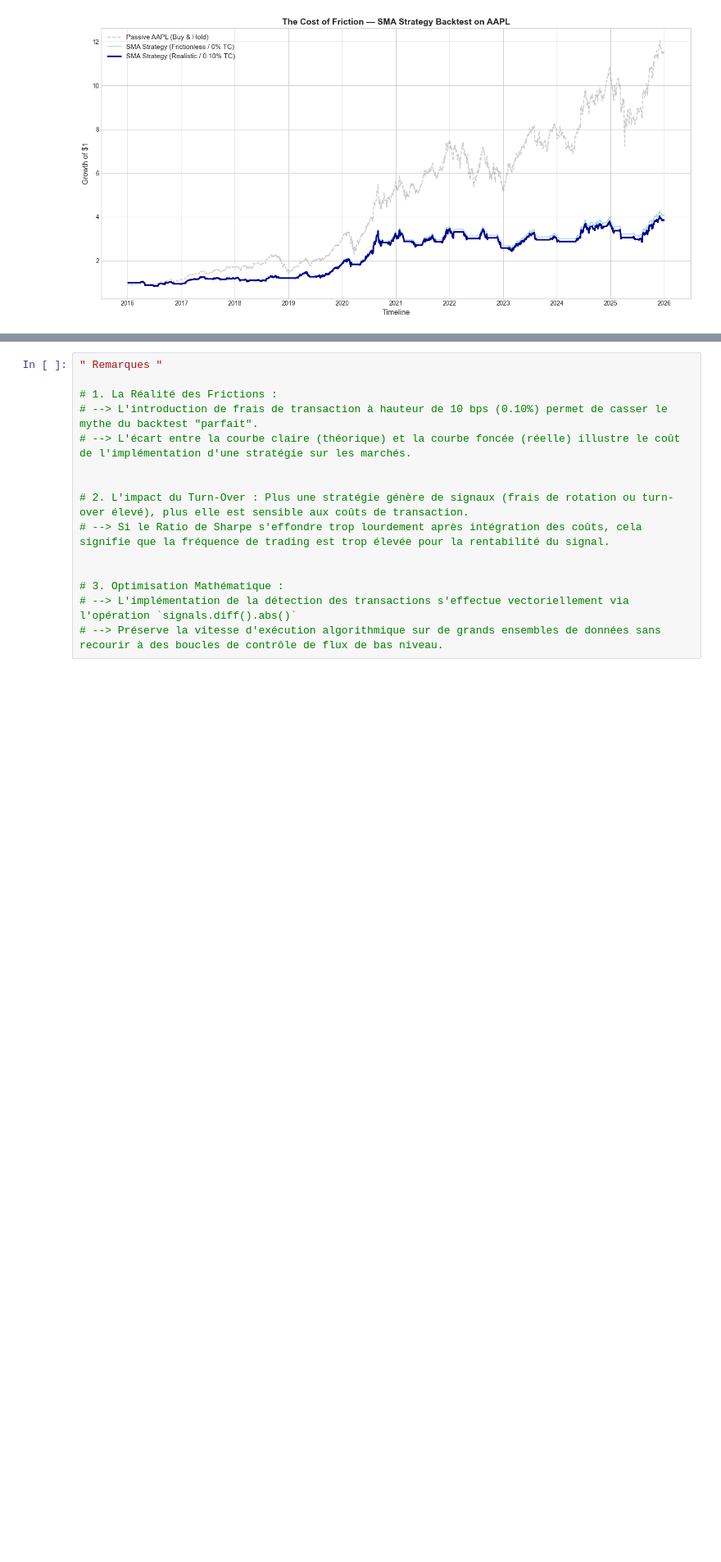
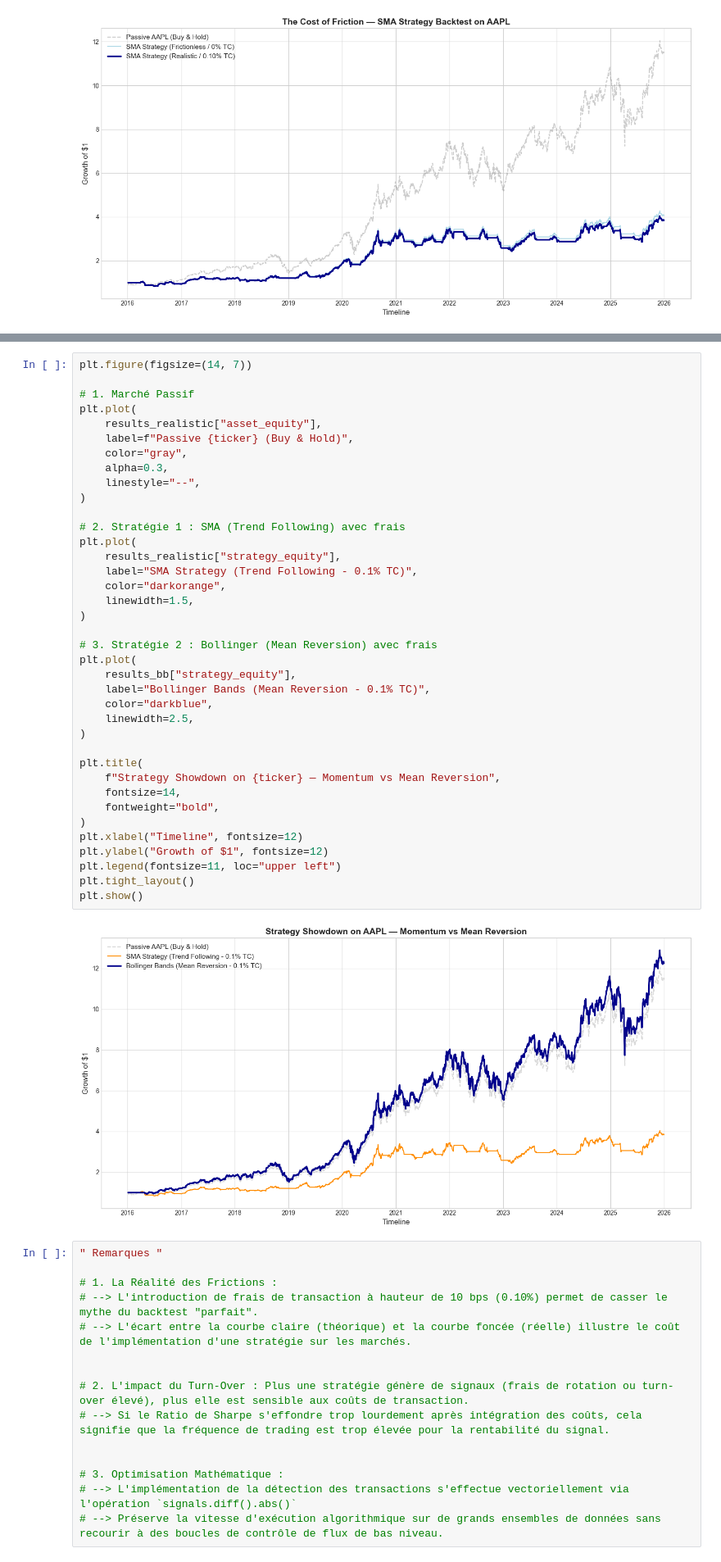
Before and after one commit to gregoirek03/Quant-Project, a Jupyter notebook: advanced_projects/vectorized_backtester/benchmark_backtest.ipynb, the cells around one changed output, grey strips where cells are left out. Shown at 82% size. Drawn from its saved outputs; the diff is of its cells as text; blank space fills up the shorter version.

```diff
--- a/advanced_projects/vectorized_backtester/benchmark_backtest.ipynb
+++ b/advanced_projects/vectorized_backtester/benchmark_backtest.ipynb
@@ -104,3 +159,43 @@ plt.show()
+# %%
+plt.figure(figsize=(14, 7))
+
+# 1. Marché Passif
+plt.plot(
+    results_realistic["asset_equity"],
+    label=f"Passive {ticker} (Buy & Hold)",
+    color="gray",
+    alpha=0.3,
+    linestyle="--",
+)
+
+# 2. Stratégie 1 : SMA (Trend Following) avec frais
+plt.plot(
+    results_realistic["strategy_equity"],
+    label="SMA Strategy (Trend Following - 0.1% TC)",
+    color="darkorange",
+    linewidth=1.5,
+)
+
+# 3. Stratégie 2 : Bollinger (Mean Reversion) avec frais
+plt.plot(
+    results_bb["strategy_equity"],
+    label="Bollinger Bands (Mean Reversion - 0.1% TC)",
+    color="darkblue",
+    linewidth=2.5,
+)
+
+plt.title(
+    f"Strategy Showdown on {ticker} — Momentum vs Mean Reversion",
+    fontsize=14,
+    fontweight="bold",
+)
+plt.xlabel("Timeline", fontsize=12)
+plt.ylabel("Growth of $1", fontsize=12)
+plt.legend(fontsize=11, loc="upper left")
+plt.tight_layout()
+plt.show()
+# %% [output]
+[figure, added]
 # %%
 " Remarques "
 
```
Also changed, not shown: parts of 1 cell of this notebook.
